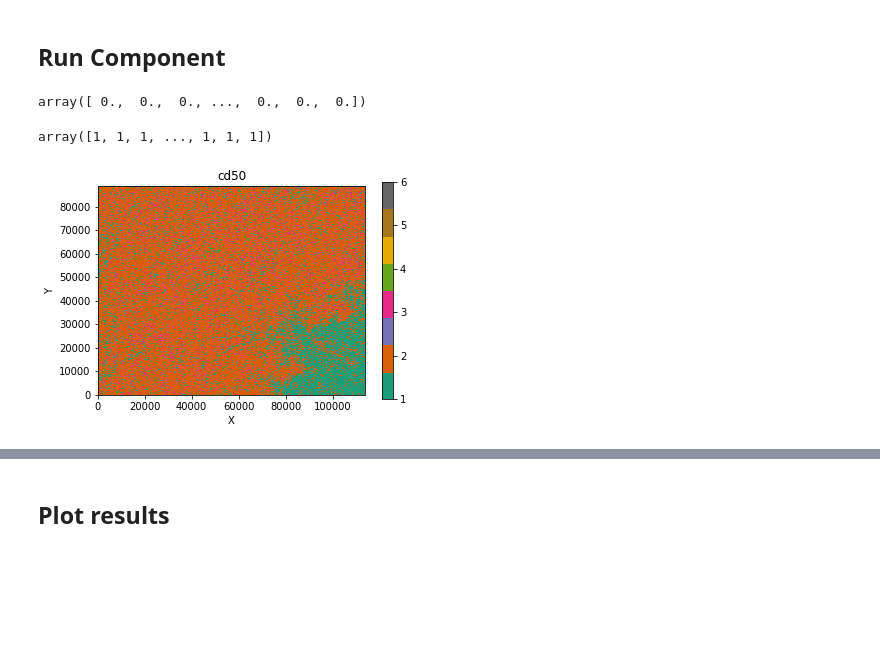
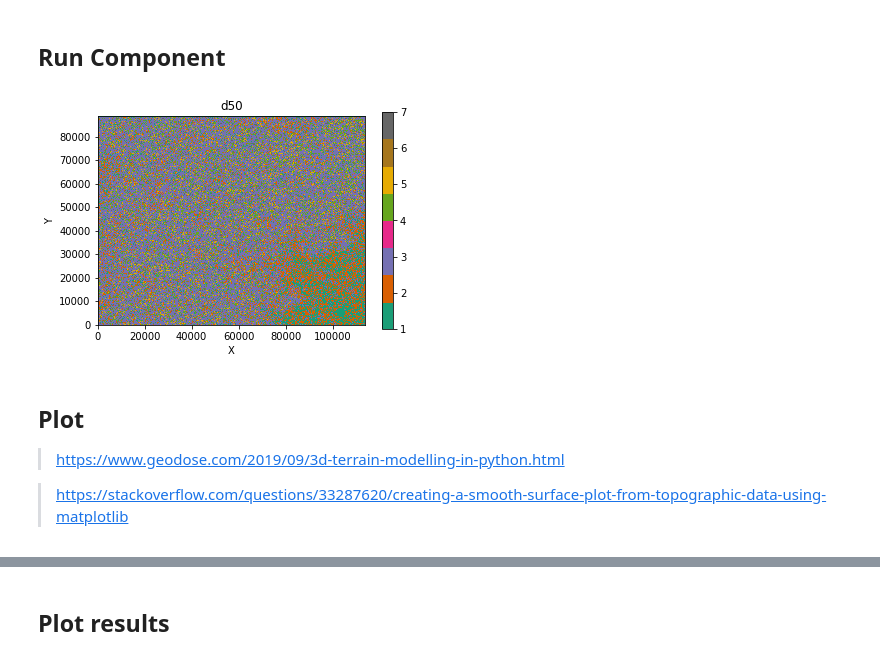
Before and after one commit to alanoMartins/LandLab_Explore, a Jupyter notebook: Component Shear stress Cont.ipynb, the cells around one changed output, grey strips where cells are left out. Drawn from its saved outputs; the diff is of its cells as text; code cells hidden in the pictures; blank space fills up the shorter version.

```diff
--- a/Component Shear stress Cont.ipynb
+++ b/Component Shear stress Cont.ipynb
@@ -134,9 +188 @@ sp.run_one_step(dt=10)#dt em anos
 css.run_one_step()
-# %%
-css.S
-# %% [output]
-array([ 0.,  0.,  0., ...,  0.,  0.,  0.])
-# %%
-mg.add_field("cd50", grain_type, at="node", copy=True, clobber=False)
-# %% [output]
-array([1, 1, 1, ..., 1, 1, 1])
@@ -145,4 +189,4 @@ grain_type = list(map(classify_grain, css.d50))
 # %%
-landlab.plot.imshow.imshow_grid_at_node(mg,'cd50', cmap='Dark2')
+landlab.plot.imshow.imshow_grid_at_node(mg,'d50', cmap='Dark2')
 # %% [output]
-[figure, old version]
+[figure, new version]
@@ -164,0 +193,6 @@ def classify_grain(size):
+# %% [markdown]
+## Plot
+
+> https://www.geodose.com/2019/09/3d-terrain-modelling-in-python.html
+
+>https://stackoverflow.com/questions/33287620/creating-a-smooth-surface-plot-from-topographic-data-using-matplotlib
```
Also changed, not shown: parts of 8 cells of this notebook, 6 other files.
